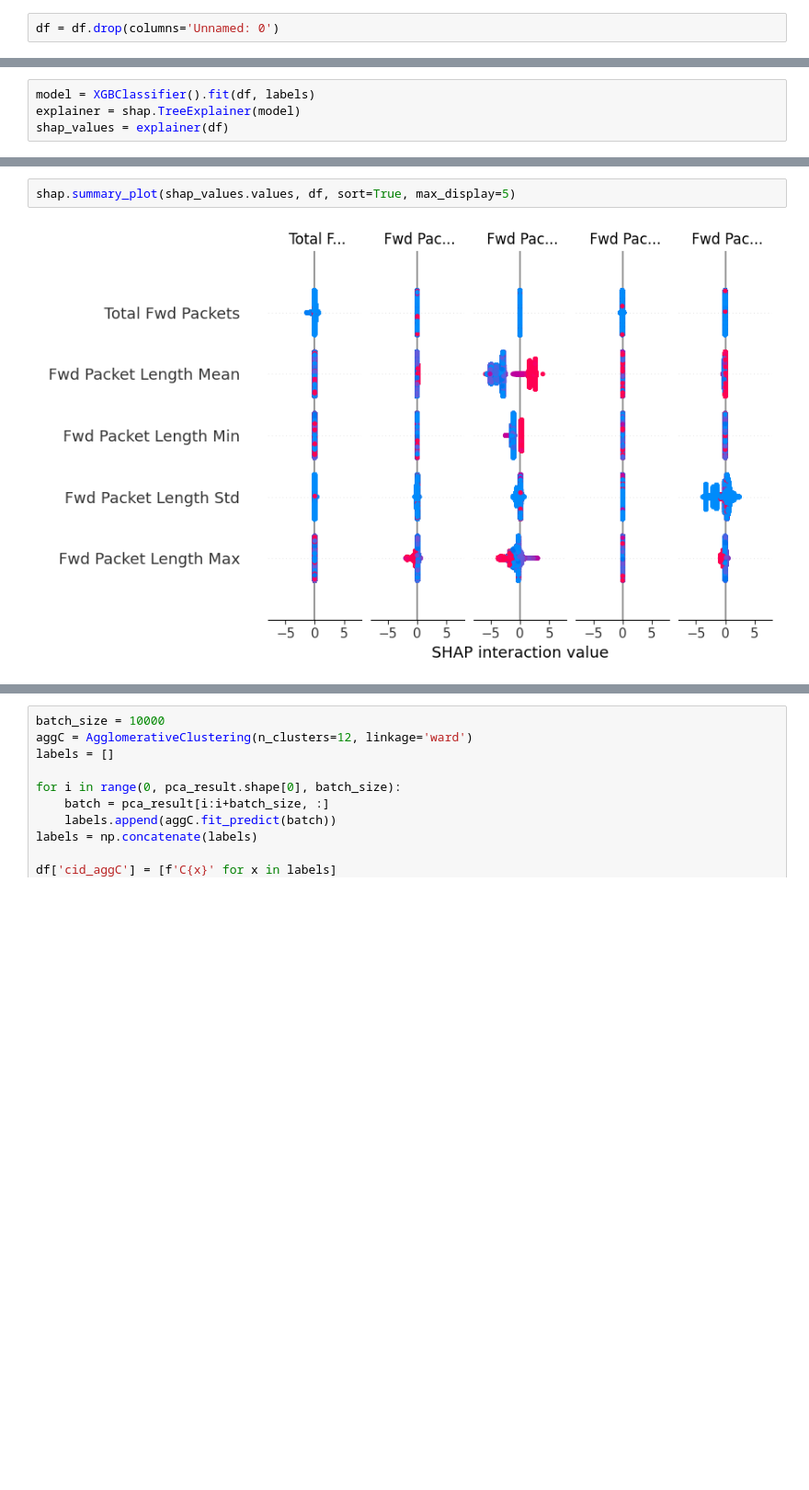
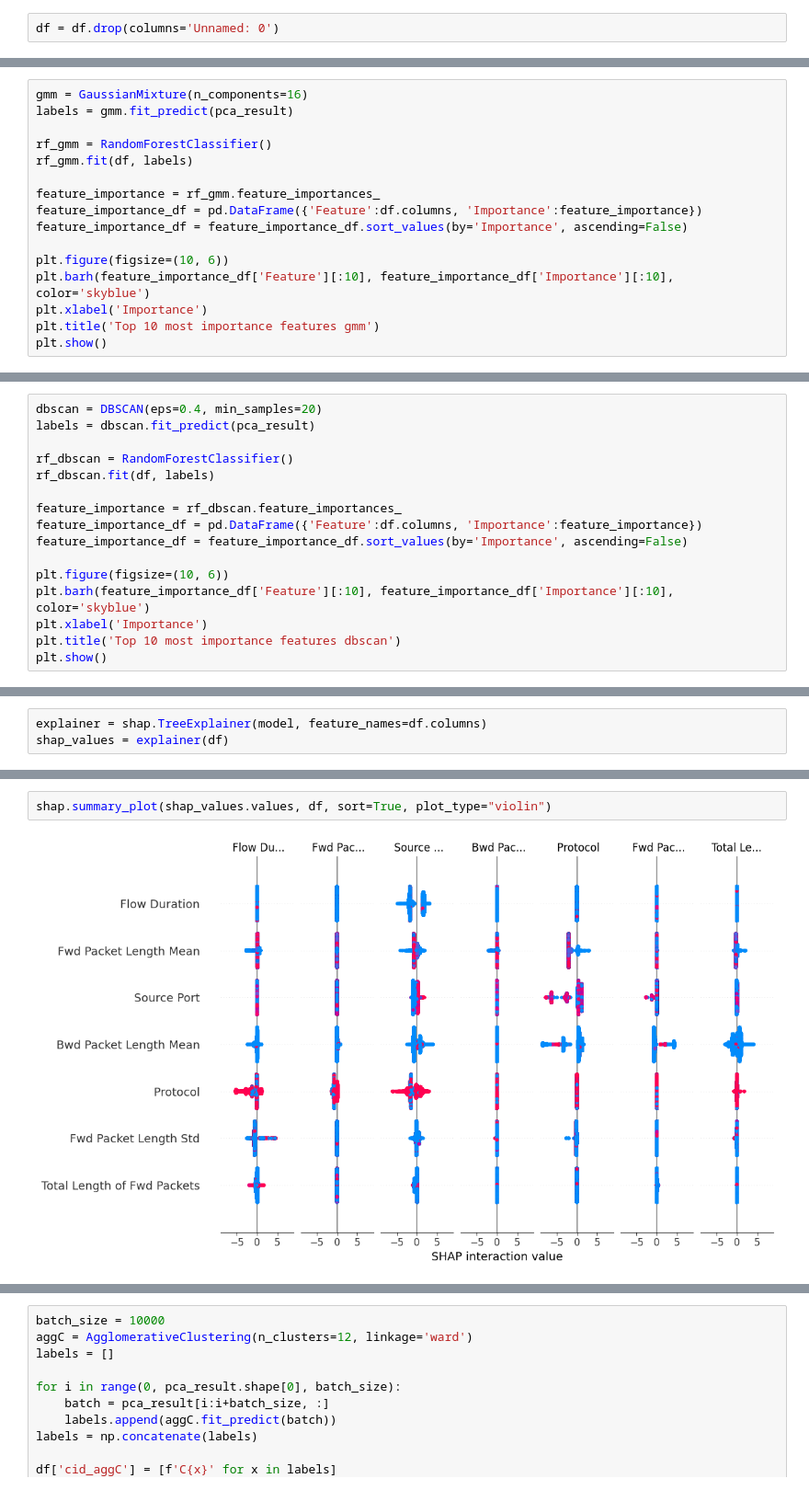
Before and after one commit to federicomirra01/DDoS_analysis_project, a Jupyter notebook: Section_4.ipynb, the cells around one changed output, grey strips where cells are left out. Shown at 92% size. Cells and saved outputs as stored; diff of their text form; blank space fills up the shorter version.

```diff
--- a/Section_4.ipynb
+++ b/Section_4.ipynb
@@ -136,0 +146,16 @@ labels = k_model.fit(pca_result).labels_
+# %%
+gmm = GaussianMixture(n_components=16)
+labels = gmm.fit_predict(pca_result)
+
+rf_gmm = RandomForestClassifier()
+rf_gmm.fit(df, labels)
+
+feature_importance = rf_gmm.feature_importances_
+feature_importance_df = pd.DataFrame({'Feature':df.columns, 'Importance':feature_importance})
+feature_importance_df = feature_importance_df.sort_values(by='Importance', ascending=False)
+
+plt.figure(figsize=(10, 6))
+plt.barh(feature_importance_df['Feature'][:10], feature_importance_df['Importance'][:10], color='skyblue')
+plt.xlabel('Importance')
+plt.title('Top 10 most importance features gmm')
+plt.show()
@@ -136,0 +164,16 @@ labels = k_model.fit(pca_result).labels_
+# %%
+dbscan = DBSCAN(eps=0.4, min_samples=20)
+labels = dbscan.fit_predict(pca_result)
+
+rf_dbscan = RandomForestClassifier()
+rf_dbscan.fit(df, labels)
+
+feature_importance = rf_dbscan.feature_importances_
+feature_importance_df = pd.DataFrame({'Feature':df.columns, 'Importance':feature_importance})
+feature_importance_df = feature_importance_df.sort_values(by='Importance', ascending=False)
+
+plt.figure(figsize=(10, 6))
+plt.barh(feature_importance_df['Feature'][:10], feature_importance_df['Importance'][:10], color='skyblue')
+plt.xlabel('Importance')
+plt.title('Top 10 most importance features dbscan')
+plt.show()
@@ -156,5 +187,4 @@ Successfully installed xgboost-2.0.3
 # %%
-model = XGBClassifier().fit(df, labels)
-explainer = shap.TreeExplainer(model)
+explainer = shap.TreeExplainer(model, feature_names=df.columns)
 shap_values = explainer(df)
 # %% [output]
@@ -162,4 +192,4 @@ shap_values = explainer(df)
 # %%
-shap.summary_plot(shap_values.values, df, sort=True, max_display=5)
+shap.summary_plot(shap_values.values, df, sort=True, plot_type="violin")
 # %% [output]
-[figure, old version]
+[figure, new version]
```
Also changed, not shown: parts of 17 cells of this notebook, 2 other files.
